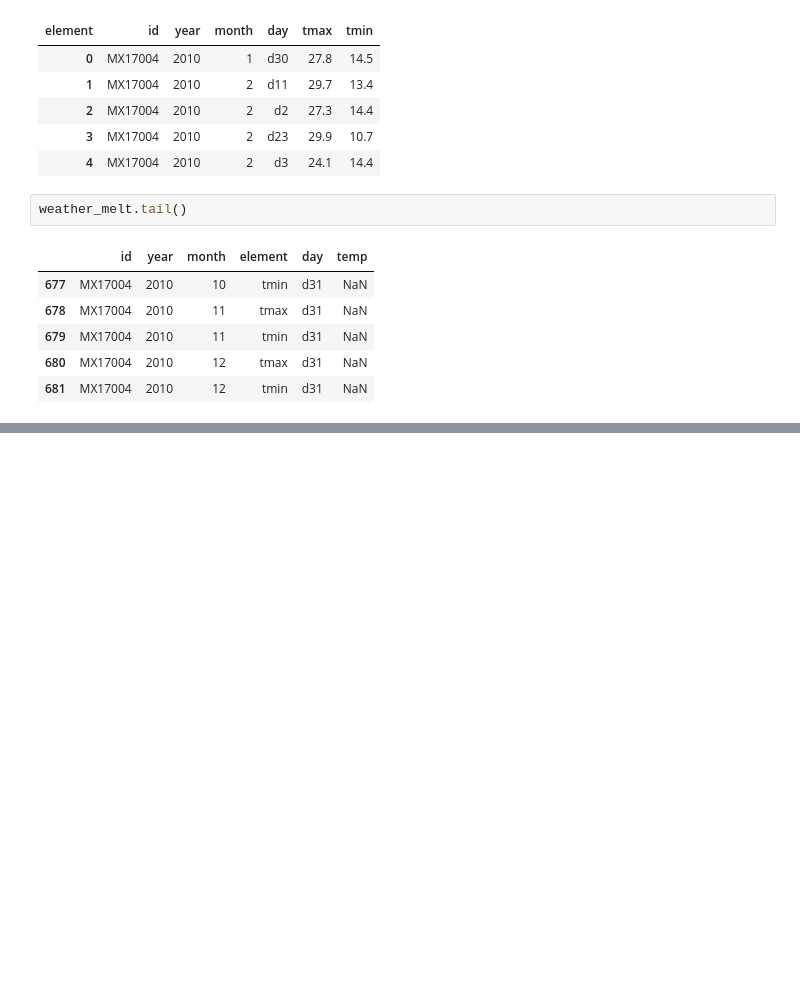
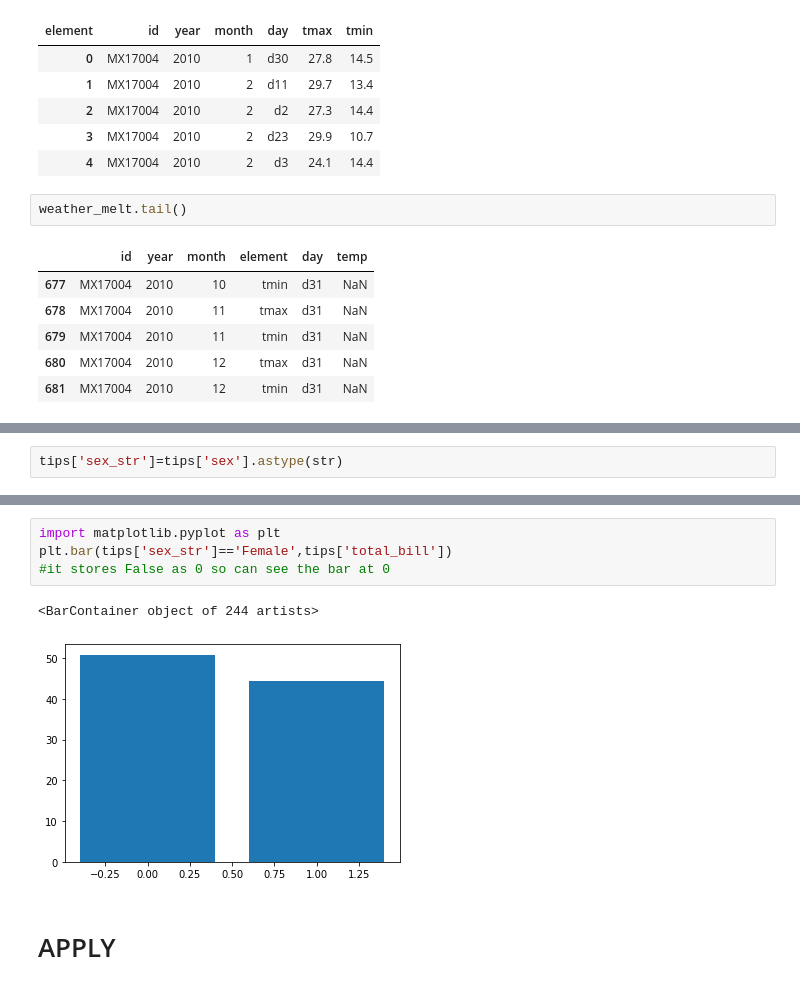
Before and after one commit to bhattathakur/uproot, a Jupyter notebook: PandasforEverybody.ipynb, the cells around one changed output, grey strips where cells are left out. Saved outputs shown, nothing was run; the diff lists cells and outputs as text; blank space fills up the shorter version.

```diff
--- a/PandasforEverybody.ipynb
+++ b/PandasforEverybody.ipynb
@@ -2298,0 +2353,2 @@ weather_melt.tail()
+# %%
+tips['sex_str']=tips['sex'].astype(str)
@@ -2298,0 +2367,9 @@ weather_melt.tail()
+# %%
+import matplotlib.pyplot as plt
+plt.bar(tips['sex_str']=='Female',tips['total_bill'])
+#it stores False as 0 so can see the bar at 0
+# %% [output]
+<BarContainer object of 244 artists>
+[figure, added]
+# %% [markdown]
+# APPLY
```
Also changed, not shown: parts of 35 cells of this notebook, 7 other files.
